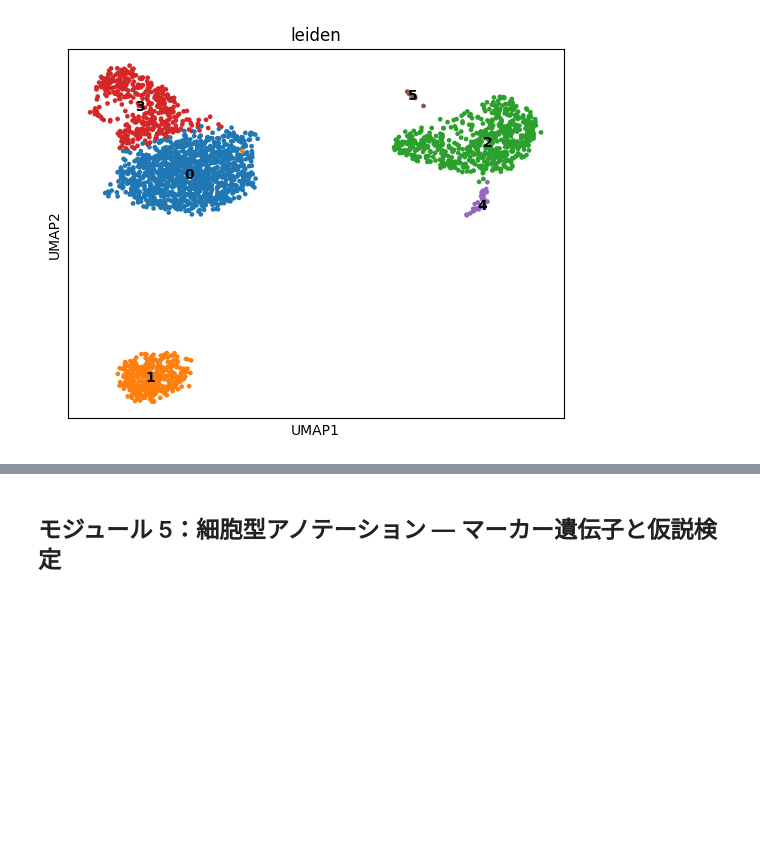
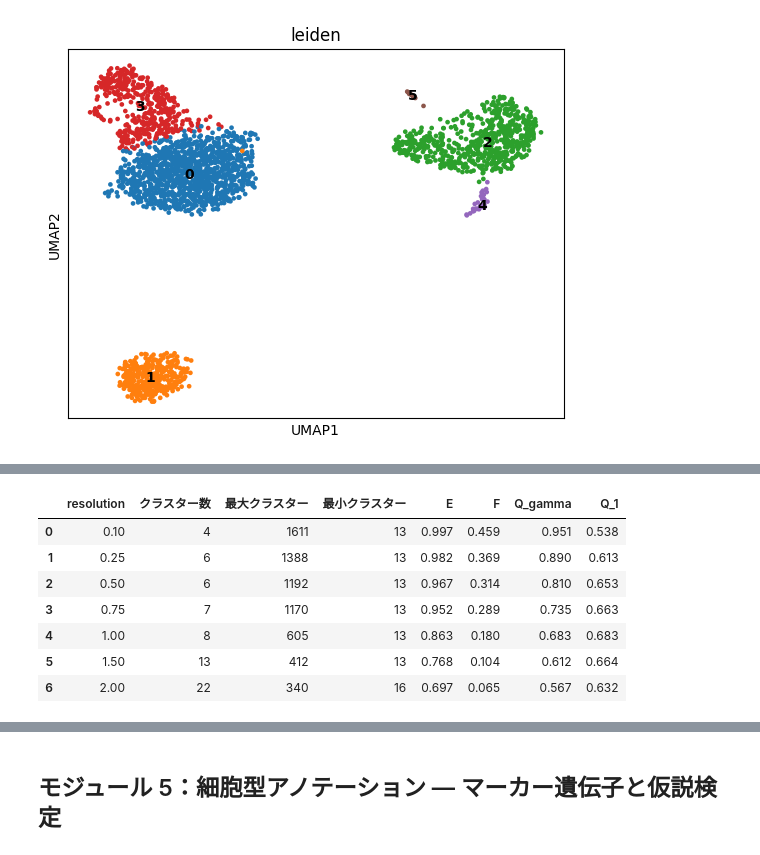
Before and after one commit to iwaokimura/study-sc-rna-seq, a Jupyter notebook: course/sc-rna-seq.ipynb, the cells around one changed output, grey strips where cells are left out. Drawn from its saved outputs; the diff is of its cells as text; code cells hidden in the pictures; blank space fills up the shorter version.

```diff
--- a/course/sc-rna-seq.ipynb
+++ b/course/sc-rna-seq.ipynb
@@ -80,0 +96,45 @@ sc.pl.umap(adata, color=['leiden'], legend_loc='on data')
+# %%
+import numpy as np
+import pandas as pd
+import scipy.sparse as sp
+from sklearn.metrics import adjusted_rand_score
+
+# 以降のモジュールに影響しないよう，コピーの上で実験する
+ad_res = adata.copy()
+resolutions = [0.1, 0.25, 0.5, 0.75, 1.0, 1.5, 2.0]
+
+W = ad_res.obsp['connectivities']       # 重み付き隣接行列（scanpy はこれをグラフとして渡す）
+assert (W != W.T).nnz == 0 and W.diagonal().sum() == 0
+two_m = W.sum()
+deg = np.asarray(W.sum(axis=1)).ravel()
+
+def modularity_terms(labels):
+    # (E, F) を返す．Q_gamma = E - gamma * F
+    codes = pd.Categorical(labels).codes
+    Z = sp.csr_matrix((np.ones(len(codes)), (np.arange(len(codes)), codes)))  # 所属行列
+    E = (Z.T @ W @ Z).diagonal().sum() / two_m
+    F = ((Z.T @ deg) ** 2).sum() / two_m ** 2
+    return E, F
+
+rows = []
+for r in resolutions:
+    key = f'res_{r}'
+    sc.tl.leiden(ad_res, resolution=r, flavor='igraph', n_iterations=2, directed=False, key_added=key)
+    E, F = modularity_terms(ad_res.obs[key])
+    rows.append({'resolution': r, 'クラスター数': ad_res.obs[key].nunique(),
+                 '最大クラスター': ad_res.obs[key].value_counts().iloc[0],
+                 '最小クラスター': ad_res.obs[key].value_counts().iloc[-1],
+                 'E': E, 'F': F, 'Q_gamma': E - r * F, 'Q_1': E - F})
+
+# resolution=0.5 は上の adata.obs['leiden'] を再現する
+assert (ad_res.obs['res_0.5'].astype(str) == adata.obs['leiden'].astype(str)).all()
+pd.DataFrame(rows).round(3)
+# %% [output]
+|  | resolution | クラスター数 | 最大クラスター | 最小クラスター | E | F | Q_gamma | Q_1 |
+| 0 | 0.10 | 4 | 1611 | 13 | 0.997 | 0.459 | 0.951 | 0.538 |
+| 1 | 0.25 | 6 | 1388 | 13 | 0.982 | 0.369 | 0.890 | 0.613 |
+| 2 | 0.50 | 6 | 1192 | 13 | 0.967 | 0.314 | 0.810 | 0.653 |
+| 3 | 0.75 | 7 | 1170 | 13 | 0.952 | 0.289 | 0.735 | 0.663 |
+| 4 | 1.00 | 8 | 605 | 13 | 0.863 | 0.180 | 0.683 | 0.683 |
+| 5 | 1.50 | 13 | 412 | 13 | 0.768 | 0.104 | 0.612 | 0.664 |
+| 6 | 2.00 | 22 | 340 | 16 | 0.697 | 0.065 | 0.567 | 0.632 |
```
Also changed, not shown: parts of 8 cells of this notebook, 3 other files.
